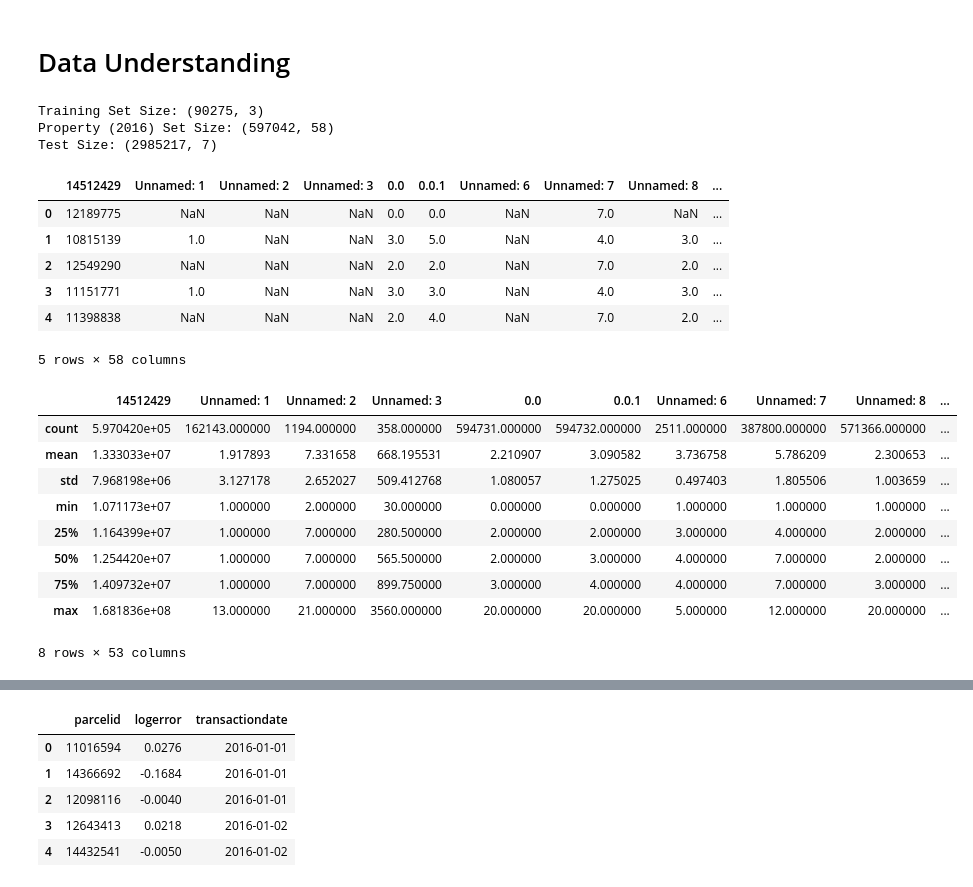
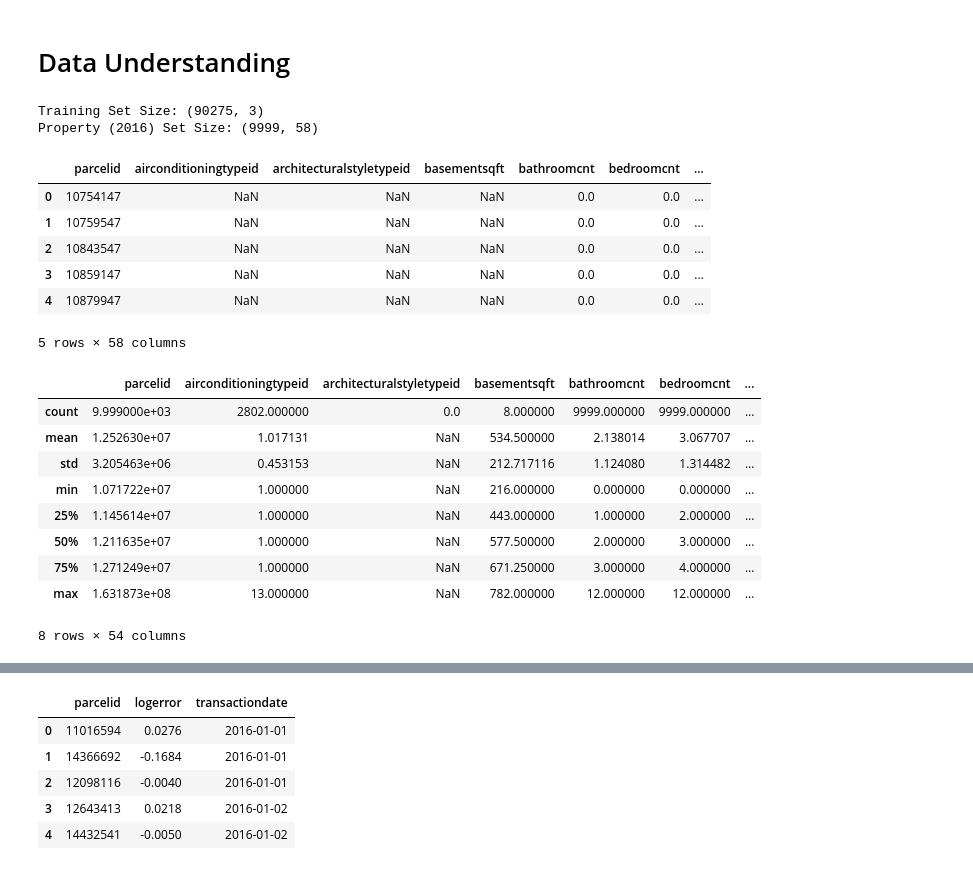
Before and after one commit to efazHossain/DATA-4380, a Jupyter notebook: Projects/TabularData/Zillow_Price.ipynb, the cells around one changed output, grey strips where cells are left out. Drawn from its saved outputs; the diff is of its cells as text; code cells hidden in the pictures.

Commit message:
Progress on Data Cleaniing/Visualization/Merged training sets

```diff
--- a/Projects/TabularData/Zillow_Price.ipynb
+++ b/Projects/TabularData/Zillow_Price.ipynb
@@ -7,44 +7,43 @@ import matplotlib.pyplot as plt
 import seaborn as sns
 import missingno as ms
 # %%
-train = pd.read_csv('/mnt/c/users/efazh/DataProblems/Datasets/Tabular/Zillow/train_2016_v2.csv',
+train_y = pd.read_csv('/mnt/c/users/efazh/DataProblems/Datasets/Tabular/Zillow/train_2016_v2.csv',
                     parse_dates=["transactiondate"])
 
-props = pd.read_csv('/mnt/c/users/efazh/DataProblems/Datasets/Tabular/Zillow/sampled_csvs/sampled_prop_2016.csv')
-test = pd.read_csv('/mnt/c/users/efazh/DataProblems/Datasets/Tabular/Zillow/sample_submission.csv')
-test= test.rename(columns={'ParcelId': 'parcelid'})
+test_y = pd.read_csv('/mnt/c/users/efazh/DataProblems/Datasets/Tabular/Zillow/train_2017.csv')
+
+train_props = pd.read_csv('/mnt/c/users/efazh/DataProblems/Datasets/Tabular/Zillow/props_2016.csv')
+test_props = pd.read_csv('/mnt/c/users/efazh/DataProblems/Datasets/Tabular/Zillow/props_2017.csv')
 # %% [markdown]
 # Data Understanding
 # %%
-print("Training Set Size:", train.shape)
-print("Property (2016) Set Size:", props.shape)
-print("Test Size:", test.shape)
+print("Training Set Size:", train_y.shape)
+print("Property (2016) Set Size:", train_props.shape)
 # %% [output]
 Training Set Size: (90275, 3)
-Property (2016) Set Size: (597042, 58)
-Test Size: (2985217, 7)
+Property (2016) Set Size: (9999, 58)
 # %%
-props.head()
+train_props.head()
 # %% [output]
-|  | 14512429 | Unnamed: 1 | Unnamed: 2 | Unnamed: 3 | 0.0 | 0.0.1 | Unnamed: 6 | Unnamed: 7 | Unnamed: 8 | ... |
-| 0 | 12189775 | NaN | NaN | NaN | 0.0 | 0.0 | NaN | 7.0 | NaN | ... |
-| 1 | 10815139 | 1.0 | NaN | NaN | 3.0 | 5.0 | NaN | 4.0 | 3.0 | ... |
-| 2 | 12549290 | NaN | NaN | NaN | 2.0 | 2.0 | NaN | 7.0 | 2.0 | ... |
-| 3 | 11151771 | 1.0 | NaN | NaN | 3.0 | 3.0 | NaN | 4.0 | 3.0 | ... |
-| 4 | 11398838 | NaN | NaN | NaN | 2.0 | 4.0 | NaN | 7.0 | 2.0 | ... |
+|  | parcelid | airconditioningtypeid | architecturalstyletypeid | basementsqft | bathroomcnt | bedroomcnt | ... |
+| 0 | 10754147 | NaN | NaN | NaN | 0.0 | 0.0 | ... |
+| 1 | 10759547 | NaN | NaN | NaN | 0.0 | 0.0 | ... |
+| 2 | 10843547 | NaN | NaN | NaN | 0.0 | 0.0 | ... |
+| 3 | 10859147 | NaN | NaN | NaN | 0.0 | 0.0 | ... |
+| 4 | 10879947 | NaN | NaN | NaN | 0.0 | 0.0 | ... |
 5 rows × 58 columns
 # %%
-props.describe()
+train_props.describe()
 # %% [output]
-|  | 14512429 | Unnamed: 1 | Unnamed: 2 | Unnamed: 3 | 0.0 | 0.0.1 | Unnamed: 6 | Unnamed: 7 | Unnamed: 8 | ... |
-| count | 5.970420e+05 | 162143.000000 | 1194.000000 | 358.000000 | 594731.000000 | 594732.000000 | 2511.000000 | 387800.000000 | 571366.000000 | ... |
-| mean | 1.333033e+07 | 1.917893 | 7.331658 | 668.195531 | 2.210907 | 3.090582 | 3.736758 | 5.786209 | 2.300653 | ... |
-| std | 7.968198e+06 | 3.127178 | 2.652027 | 509.412768 | 1.080057 | 1.275025 | 0.497403 | 1.805506 | 1.003659 | ... |
-| min | 1.071173e+07 | 1.000000 | 2.000000 | 30.000000 | 0.000000 | 0.000000 | 1.000000 | 1.000000 | 1.000000 | ... |
-| 25% | 1.164399e+07 | 1.000000 | 7.000000 | 280.500000 | 2.000000 | 2.000000 | 3.000000 | 4.000000 | 2.000000 | ... |
-| 50% | 1.254420e+07 | 1.000000 | 7.000000 | 565.500000 | 2.000000 | 3.000000 | 4.000000 | 7.000000 | 2.000000 | ... |
-| 75% | 1.409732e+07 | 1.000000 | 7.000000 | 899.750000 | 3.000000 | 4.000000 | 4.000000 | 7.000000 | 3.000000 | ... |
-| max | 1.681836e+08 | 13.000000 | 21.000000 | 3560.000000 | 20.000000 | 20.000000 | 5.000000 | 12.000000 | 20.000000 | ... |
+|  | parcelid | airconditioningtypeid | architecturalstyletypeid | basementsqft | bathroomcnt | bedroomcnt | ... |
+| count | 9.999000e+03 | 2802.000000 | 0.0 | 8.000000 | 9999.000000 | 9999.000000 | ... |
+| mean | 1.252630e+07 | 1.017131 | NaN | 534.500000 | 2.138014 | 3.067707 | ... |
+| std | 3.205463e+06 | 0.453153 | NaN | 212.717116 | 1.124080 | 1.314482 | ... |
+| min | 1.071722e+07 | 1.000000 | NaN | 216.000000 | 0.000000 | 0.000000 | ... |
+| 25% | 1.145614e+07 | 1.000000 | NaN | 443.000000 | 1.000000 | 2.000000 | ... |
+| 50% | 1.211635e+07 | 1.000000 | NaN | 577.500000 | 2.000000 | 3.000000 | ... |
+| 75% | 1.271249e+07 | 1.000000 | NaN | 671.250000 | 3.000000 | 4.000000 | ... |
+| max | 1.631873e+08 | 13.000000 | NaN | 782.000000 | 12.000000 | 12.000000 | ... |
-8 rows × 53 columns
+8 rows × 54 columns
 # %%
 # Check data types
```
Also changed, not shown: parts of 10 cells of this notebook.
